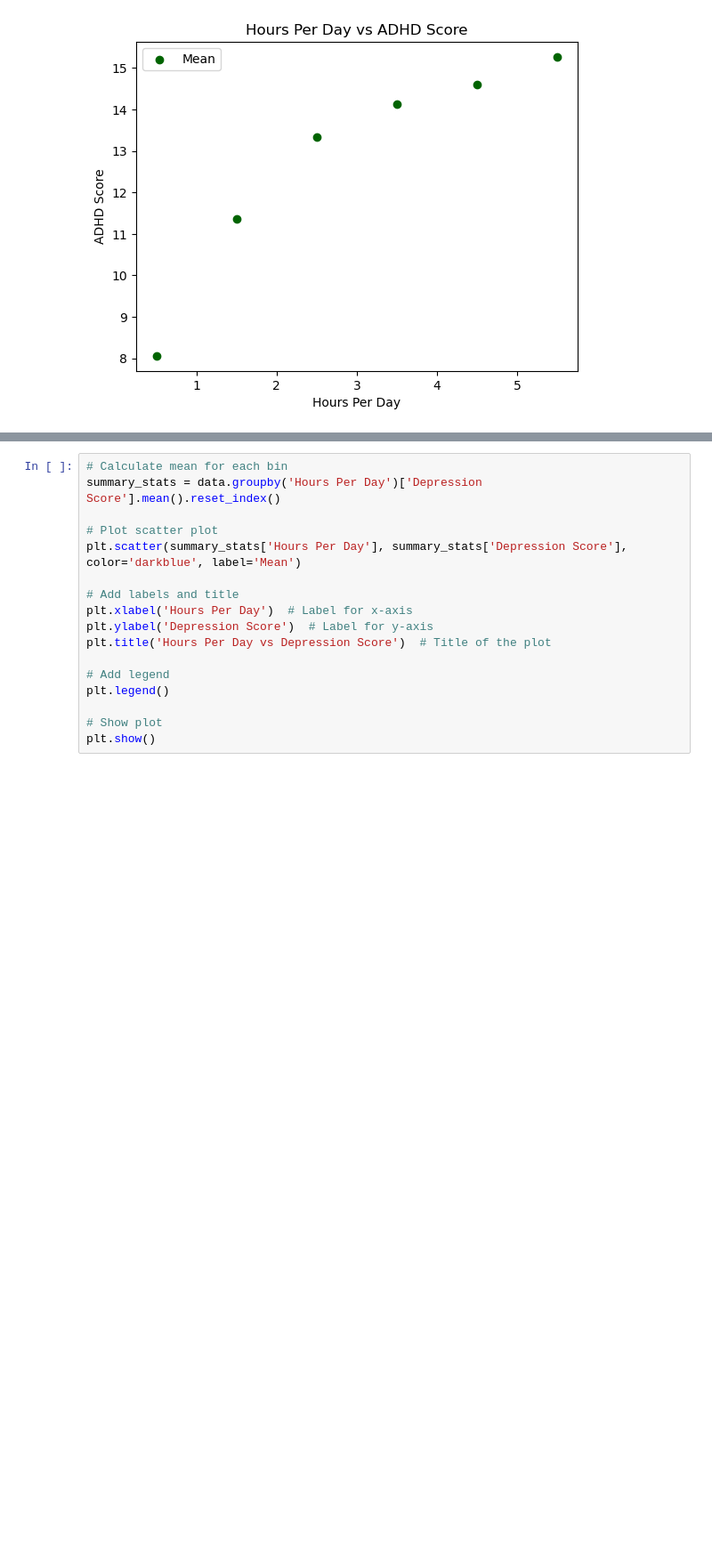
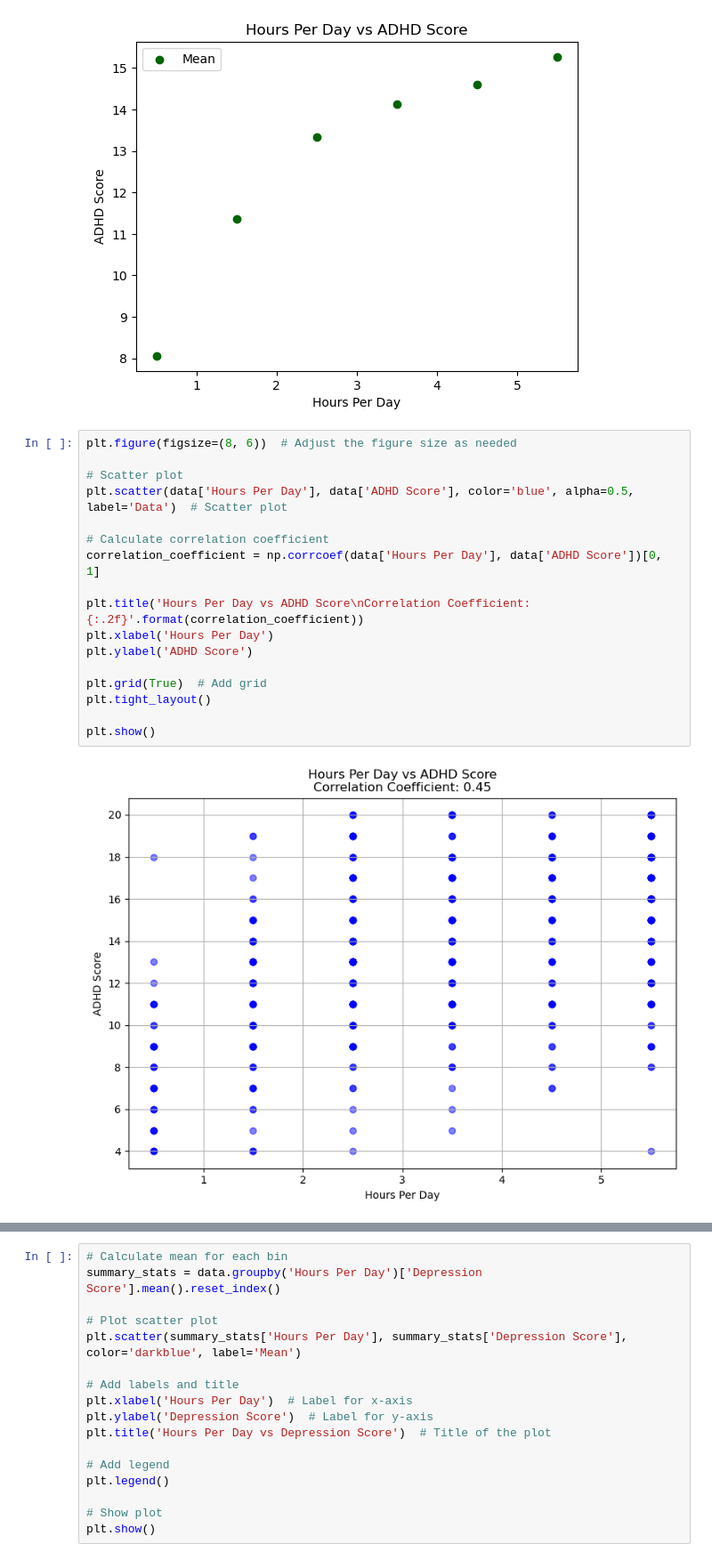
Before and after one commit to serenahinton/Social-Media-and-Mental-Health-Analysis-Project, a Jupyter notebook: social-media-analysis.ipynb, the cells around one changed output, grey strips where cells are left out. Shown at 89% size. Saved outputs shown, nothing was run; the diff lists cells and outputs as text; blank space fills up the shorter version.

```diff
--- a/social-media-analysis.ipynb
+++ b/social-media-analysis.ipynb
@@ -1411,3 +1413,22 @@ plt.legend()
 plt.show()
 # %% [output]
 [figure]
+# %%
+plt.figure(figsize=(8, 6))  # Adjust the figure size as needed
+
+# Scatter plot
+plt.scatter(data['Hours Per Day'], data['ADHD Score'], color='blue', alpha=0.5, label='Data')  # Scatter plot
+
+# Calculate correlation coefficient
+correlation_coefficient = np.corrcoef(data['Hours Per Day'], data['ADHD Score'])[0, 1]
+
+plt.title('Hours Per Day vs ADHD Score\nCorrelation Coefficient: {:.2f}'.format(correlation_coefficient))
+plt.xlabel('Hours Per Day')
+plt.ylabel('ADHD Score')
+
+plt.grid(True)  # Add grid
+plt.tight_layout()
+
+plt.show()
+# %% [output]
+[figure, added]
```
Also changed, not shown: parts of 11 cells of this notebook.
